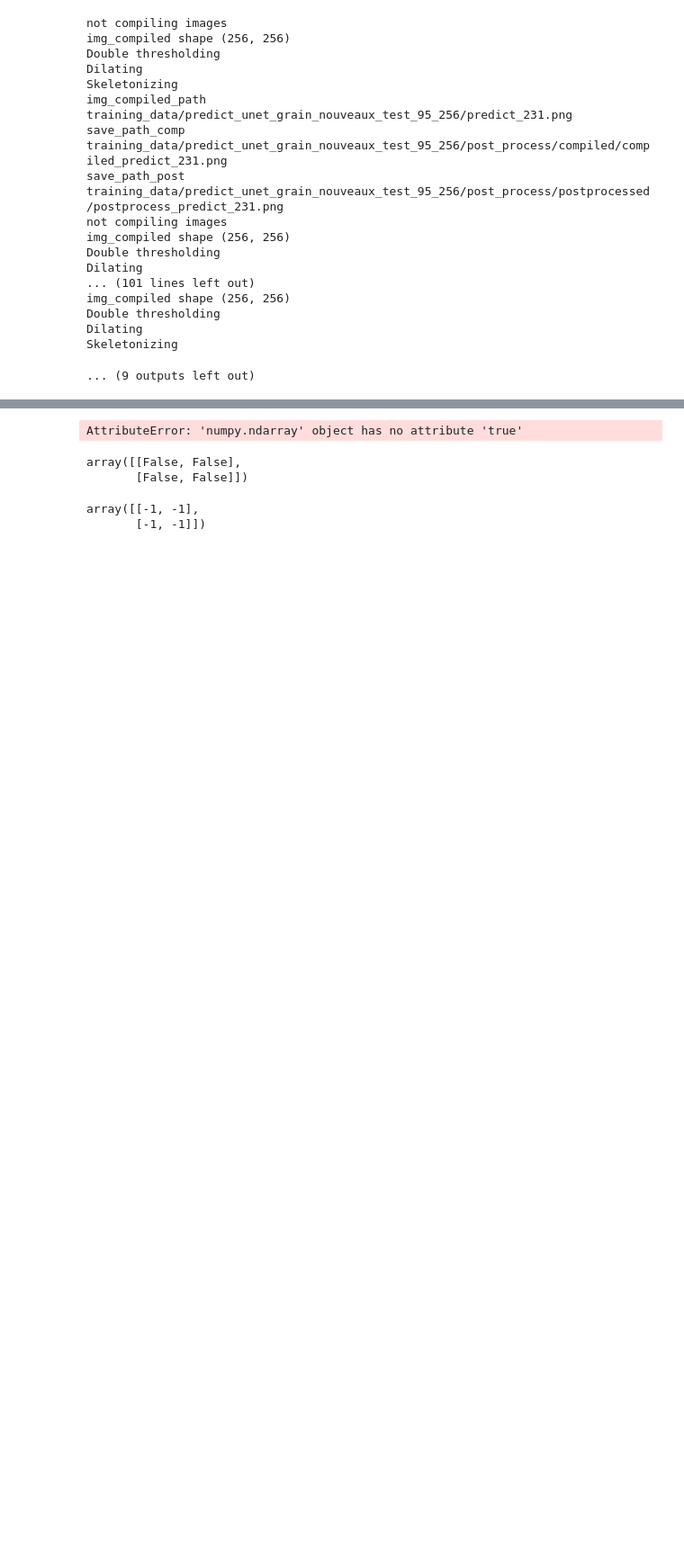
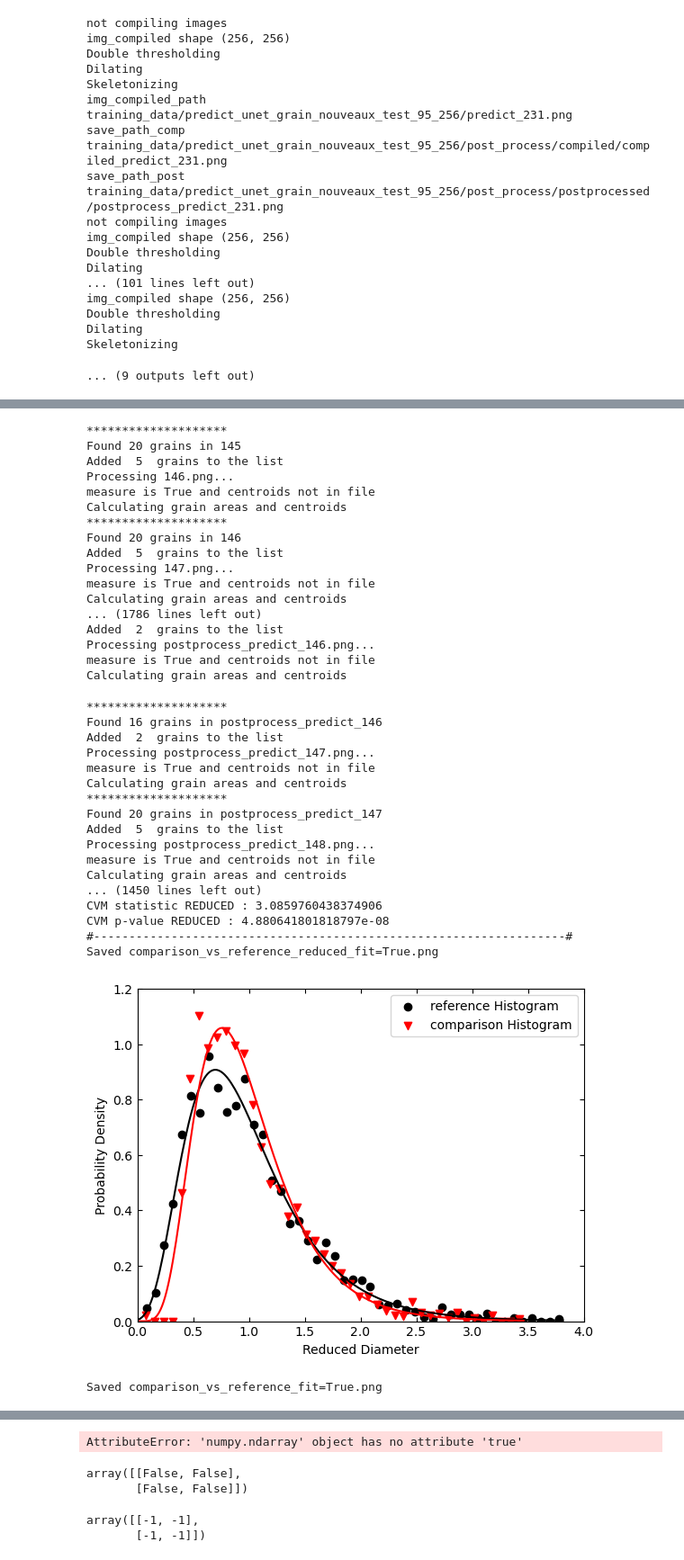
Before and after one commit to JGoddy/grain_unet, a Jupyter notebook: UNET.ipynb, the cells around one changed output, grey strips where cells are left out. Shown at 90% size. Cells and saved outputs as stored; diff of their text form; code cells hidden in the pictures; blank space fills up the shorter version.

Commit message:
Made the comparisons. I don't know what the objectives in model_evaluation is supposed to be, but it wasn't working so I set it to False

```diff
--- a/UNET.ipynb
+++ b/UNET.ipynb
@@ -502,0 +518,10 @@ Skeletonizing
+# %%
+# input folder is the gt folder
+input_folder = "training_data/label"
+# output folder is the predicted folder
+output_folder = "training_data/predict_unet_grain_nouveaux_test_95_256/post_process/postprocessed"
+fov_size = 1661
+background = 'white'
+# %%
+compare_folders(input_folder, output_folder, measure = True, objectives = False, fov_size = fov_size, background = 'white')
+# %% [output]
@@ -502,0 +545,36 @@ Skeletonizing
+********************
+Found 20 grains in 145
+Added  5  grains to the list
+Processing 146.png...
+measure is True and centroids not in file
+Calculating grain areas and centroids
+********************
+Found 20 grains in 146
+Added  5  grains to the list
+Processing 147.png...
+measure is True and centroids not in file
+Calculating grain areas and centroids
+... (1786 lines left out)
+Added  2  grains to the list
+Processing postprocess_predict_146.png...
+measure is True and centroids not in file
+Calculating grain areas and centroids
+********************
+Found 16 grains in postprocess_predict_146
+Added  2  grains to the list
+Processing postprocess_predict_147.png...
+measure is True and centroids not in file
+Calculating grain areas and centroids
+********************
+Found 20 grains in postprocess_predict_147
+Added  5  grains to the list
+Processing postprocess_predict_148.png...
+measure is True and centroids not in file
+Calculating grain areas and centroids
+... (1450 lines left out)
+CVM statistic REDUCED : 3.0859760438374906
+CVM p-value REDUCED : 4.880641801818797e-08
+#-------------------------------------------------------------------#
+Saved comparison_vs_reference_reduced_fit=True.png
+[figure, added]
+Saved comparison_vs_reference_fit=True.png
```
Also changed, not shown: parts of 4 cells of this notebook, 2 other files.
